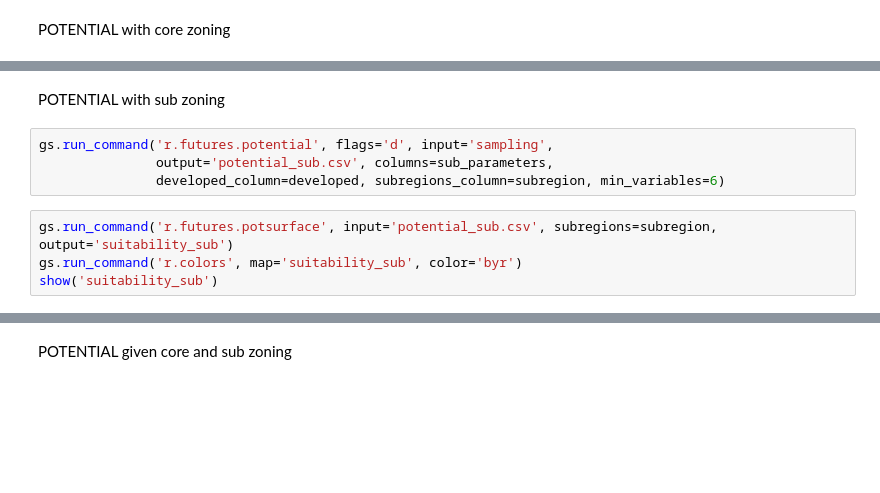
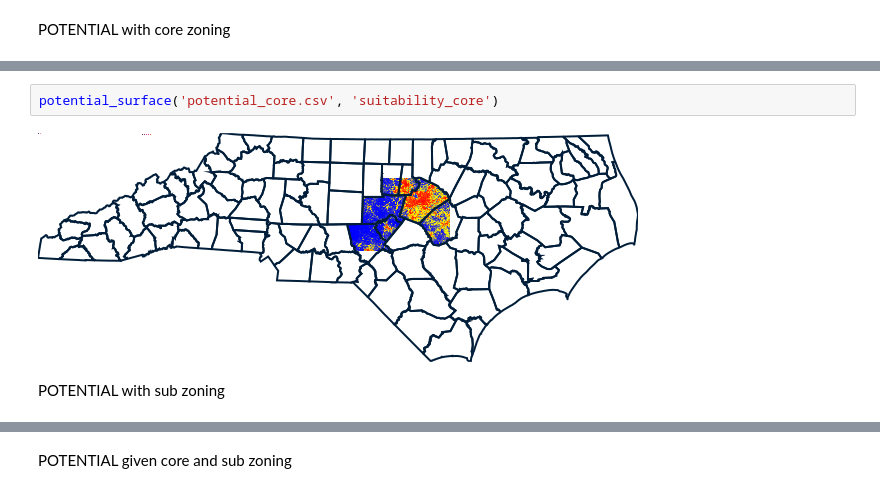
Before and after one commit to malawrim/FUTURES_zoning_prelim, a Jupyter notebook: FUTURES_POTENTIAL.ipynb, the cells around one changed output, grey strips where cells are left out. Drawn from its saved outputs; the diff is of its cells as text; blank space fills up the shorter version.

```diff
--- a/FUTURES_POTENTIAL.ipynb
+++ b/FUTURES_POTENTIAL.ipynb
@@ -79,10 +116,6 @@ show('suitability_core')
+# %%
+potential_surface('potential_core.csv', 'suitability_core')
+# %% [output]
+[figure, added]
 # %% [markdown]
 POTENTIAL with sub zoning
-# %%
-gs.run_command('r.futures.potential', flags='d', input='sampling',
-               output='potential_sub.csv', columns=sub_parameters,
-               developed_column=developed, subregions_column=subregion, min_variables=6)
-# %%
-gs.run_command('r.futures.potsurface', input='potential_sub.csv', subregions=subregion, output='suitability_sub')
-gs.run_command('r.colors', map='suitability_sub', color='byr')
-show('suitability_sub')
```
Also changed, not shown: parts of 22 cells of this notebook, 22 other files.
